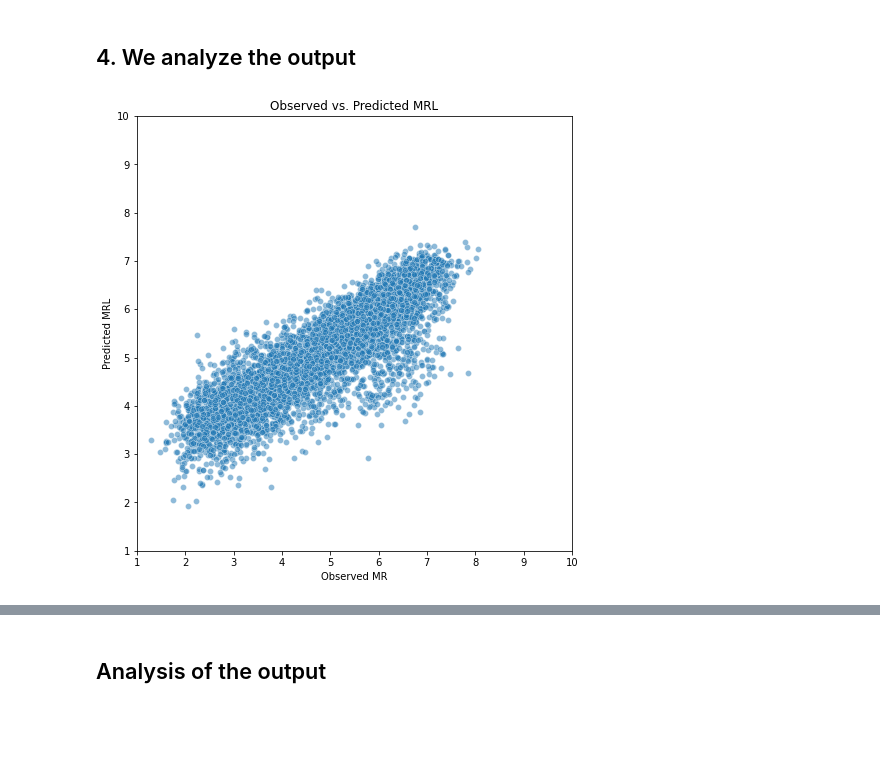
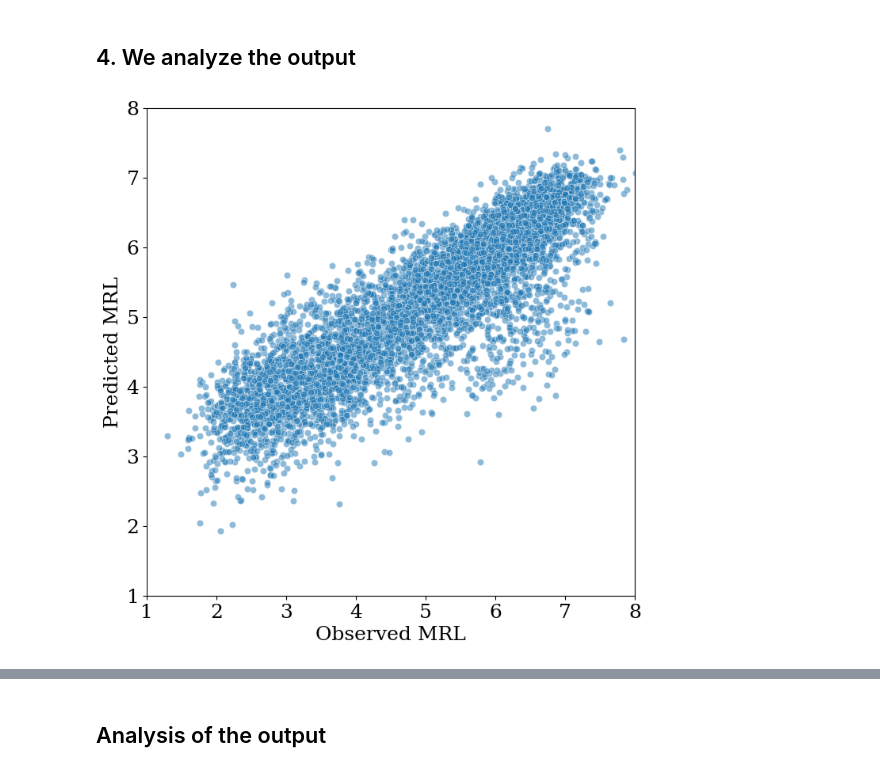
Before and after one commit to marie-huynh/5_PRIME_UTRS, a Jupyter notebook: Notebooks/Reproducing Optimus 5 Prime Model (CNN - from the Seelig Lab) - Varying Length.ipynb, the cells around one changed output, grey strips where cells are left out. Saved outputs shown, nothing was run; the diff lists cells and outputs as text; code cells hidden in the pictures; blank space fills up the shorter version.

```diff
--- a/Notebooks/Reproducing Optimus 5 Prime Model (CNN - from the Seelig Lab) - Varying Length.ipynb
+++ b/Notebooks/Reproducing Optimus 5 Prime Model (CNN - from the Seelig Lab) - Varying Length.ipynb
@@ -27,6 +27,15 @@ from keras.layers.core import Activation
 from keras.layers.core import Flatten
 from keras.layers.convolutional import Conv1D
 from sklearn import preprocessing
+
+import matplotlib as mpl
+mpl.rcParams.update(mpl.rcParamsDefault)
+mpl.rcParams['agg.path.chunksize'] = 0
+mpl.rcParams.update( mpl.rc_params() )
+plt.rcParams.update({'font.size': 18})
+#plt.rcParams.update({'text.usetex': True})
+plt.rcParams.update({'text.latex.preamble': 'bold'})
+plt.rc('font', family='serif')
 # %% [markdown]
 ## 1. We read the preprocessed data.
 # %%
@@ -197,17 +206,16 @@ model = keras.models.load_model('./saved_models/optimus_5_varying_length.hdf5')
 # %%
 fig = plt.figure(figsize = (8,8))
 sns.scatterplot(df_test['rl'], df_test["pred rl"],linewidth = 0.5, alpha=0.5)
-plt.xlabel('Observed MR')
+plt.xlabel('Observed MRL')
 plt.ylabel('Predicted MRL')
-plt.xlim(1, 10)
-plt.ylim(1, 10)
+plt.xlim(1, 8)
+plt.ylim(1, 8)
 ax = plt.gca()
 ax.set_aspect('equal', adjustable='box')
-plt.title('Observed vs. Predicted MRL')
-#plt.savefig("CNN1.pdf", bbox_inches = "tight")
+plt.savefig("Optimus_5_prime_varying.pdf", bbox_inches = "tight")
 plt.show()
 # %% [output]
-[figure, old version]
+[figure, new version]
 # %%
 df_test_atg = df_test[df_test['utr'].apply(lambda x: 'ATG' in x)]
 df_test_no_atg = df_test[df_test['utr'].apply(lambda x: 'ATG' not in x)]
```
Also changed, not shown: parts of 1 cell of this notebook, 7 other files.
